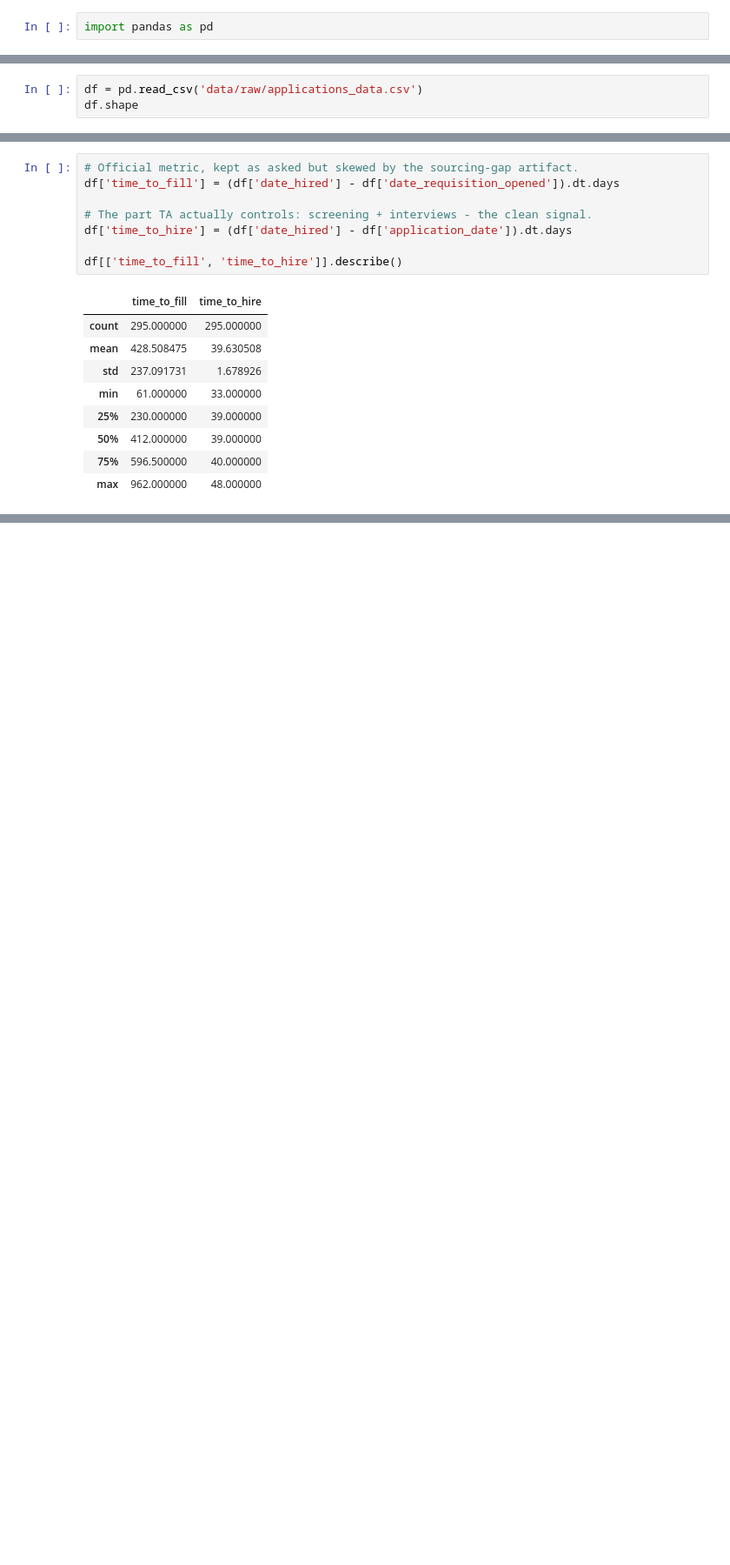
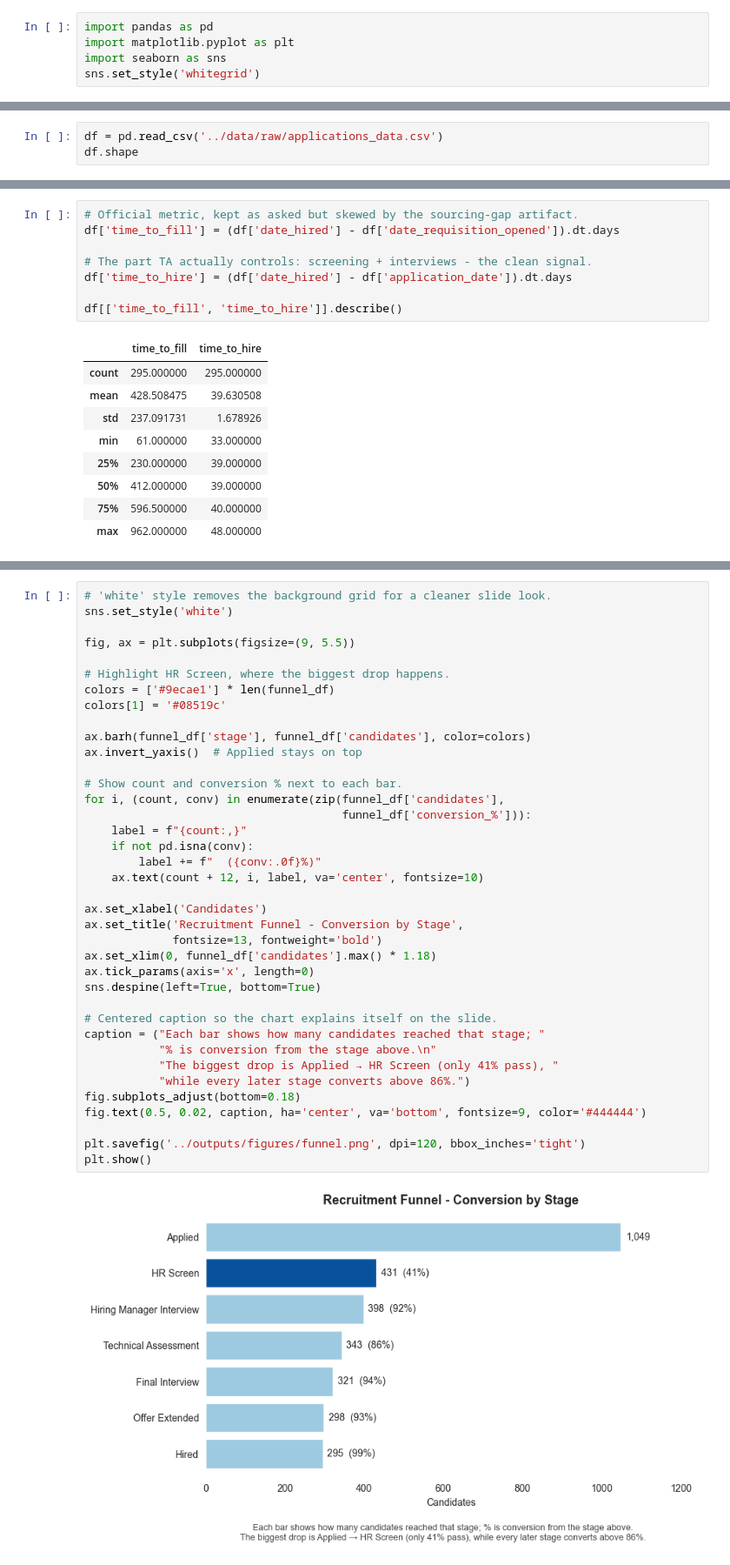
Before and after one commit to ddenerson/wise_people_analytics_case, a Jupyter notebook: notebooks/recruitment_funnel_analysis.ipynb, the cells around one changed output, grey strips where cells are left out. Shown at 87% size. Drawn from its saved outputs; the diff is of its cells as text; blank space fills up the shorter version.

```diff
--- a/notebooks/recruitment_funnel_analysis.ipynb
+++ b/notebooks/recruitment_funnel_analysis.ipynb
@@ -32,3 +32,6 @@ top-to-bottom as a single narrative.
 ## 0. Setup & Data Loading
 # %%
 import pandas as pd
+import matplotlib.pyplot as plt
+import seaborn as sns
+sns.set_style('whitegrid')
@@ -35,5 +43,5 @@ import pandas as pd
 # %%
-df = pd.read_csv('data/raw/applications_data.csv')
+df = pd.read_csv('../data/raw/applications_data.csv')
 df.shape
 # %% [output]
 (1049, 12)
@@ -149,0 +219,40 @@ df[['time_to_fill', 'time_to_hire']].describe()
+# %%
+# 'white' style removes the background grid for a cleaner slide look.
+sns.set_style('white')
+
+fig, ax = plt.subplots(figsize=(9, 5.5))
+
+# Highlight HR Screen, where the biggest drop happens.
+colors = ['#9ecae1'] * len(funnel_df)
+colors[1] = '#08519c'
+
+ax.barh(funnel_df['stage'], funnel_df['candidates'], color=colors)
+ax.invert_yaxis()  # Applied stays on top
+
+# Show count and conversion % next to each bar.
+for i, (count, conv) in enumerate(zip(funnel_df['candidates'],
+                                      funnel_df['conversion_%'])):
+    label = f"{count:,}"
+    if not pd.isna(conv):
+        label += f"  ({conv:.0f}%)"
+    ax.text(count + 12, i, label, va='center', fontsize=10)
+
+ax.set_xlabel('Candidates')
+ax.set_title('Recruitment Funnel - Conversion by Stage',
+             fontsize=13, fontweight='bold')
+ax.set_xlim(0, funnel_df['candidates'].max() * 1.18)
+ax.tick_params(axis='x', length=0)
+sns.despine(left=True, bottom=True)
+
+# Centered caption so the chart explains itself on the slide.
+caption = ("Each bar shows how many candidates reached that stage; "
+           "% is conversion from the stage above.\n"
+           "The biggest drop is Applied → HR Screen (only 41% pass), "
+           "while every later stage converts above 86%.")
+fig.subplots_adjust(bottom=0.18)
+fig.text(0.5, 0.02, caption, ha='center', va='bottom', fontsize=9, color='#444444')
+
+plt.savefig('../outputs/figures/funnel.png', dpi=120, bbox_inches='tight')
+plt.show()
+# %% [output]
+[figure, added]
```
Also changed, not shown: parts of 14 cells of this notebook, 3 other files.
